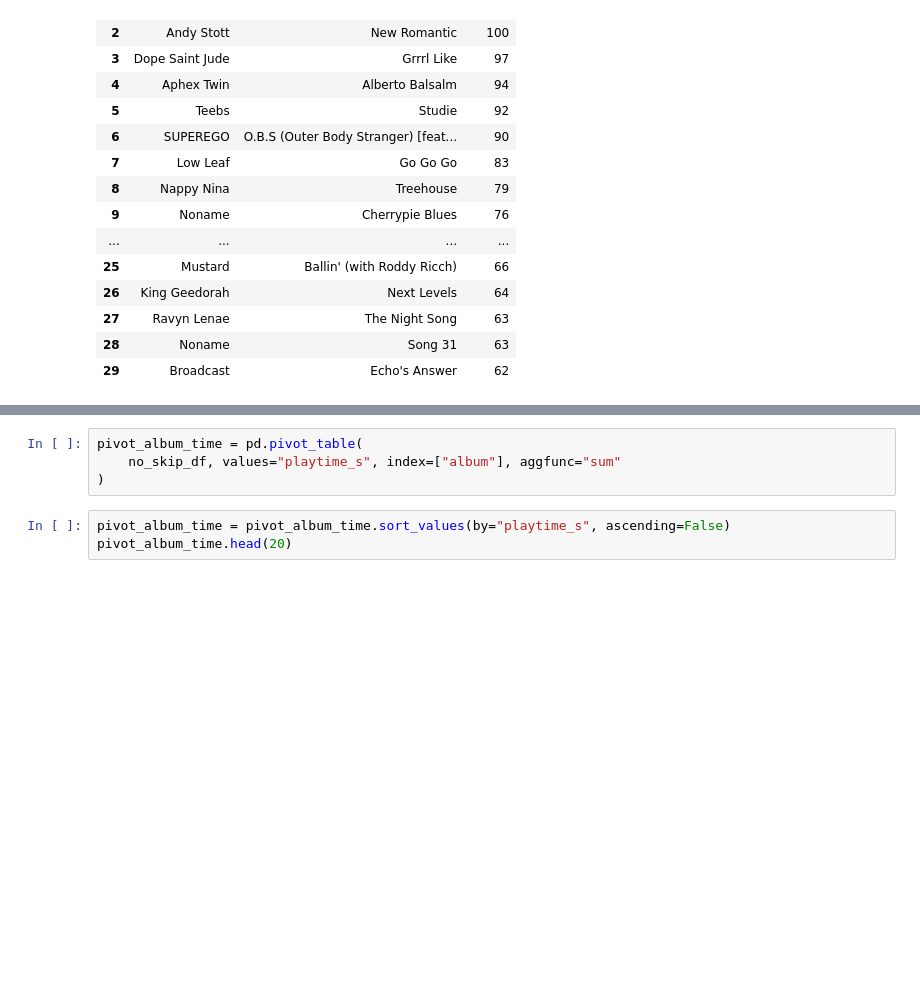
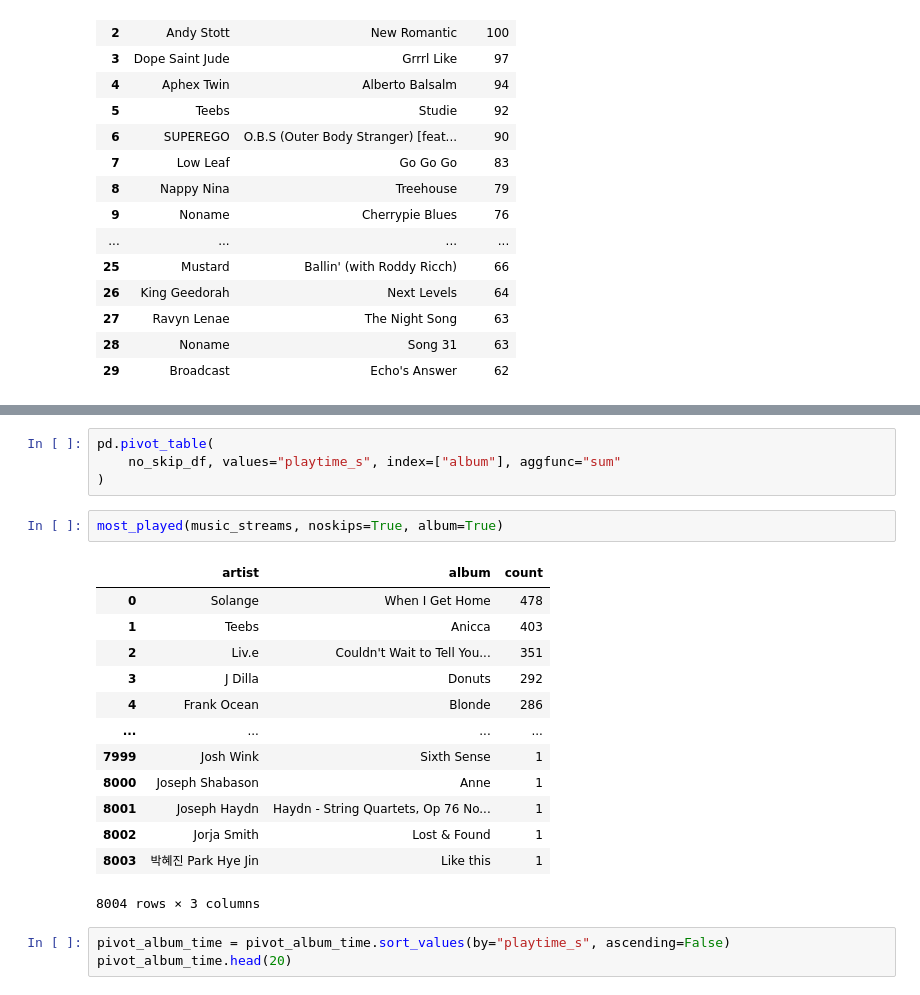
Before and after one commit to mmmuir/CL_DA2, a Jupyter notebook: ios_analysis.ipynb, the cells around one changed output, grey strips where cells are left out. Cells and saved outputs as stored; diff of their text form; blank space fills up the shorter version.

```diff
--- a/ios_analysis.ipynb
+++ b/ios_analysis.ipynb
@@ -245,7 +231,23 @@ most_played(music_streams, artists=True, noskips=True)
 # %%
-pivot_album_time = pd.pivot_table(
+pd.pivot_table(
     no_skip_df, values="playtime_s", index=["album"], aggfunc="sum"
 )
+# %%
+most_played(music_streams, noskips=True, album=True)
+# %% [output]
+|  | artist | album | count |
+| 0 | Solange | When I Get Home | 478 |
+| 1 | Teebs | Anicca | 403 |
+| 2 | Liv.e | Couldn't Wait to Tell You... | 351 |
+| 3 | J Dilla | Donuts | 292 |
+| 4 | Frank Ocean | Blonde | 286 |
+| ... | ... | ... | ... |
+| 7999 | Josh Wink | Sixth Sense | 1 |
+| 8000 | Joseph Shabason | Anne | 1 |
+| 8001 | Joseph Haydn | Haydn - String Quartets, Op 76 No... | 1 |
+| 8002 | Jorja Smith | Lost & Found | 1 |
+| 8003 | 박혜진 Park Hye Jin | Like this | 1 |
+8004 rows × 3 columns
 # %%
 pivot_album_time = pivot_album_time.sort_values(by="playtime_s", ascending=False)
 pivot_album_time.head(20)
```
Also changed, not shown: parts of 5 cells of this notebook.
